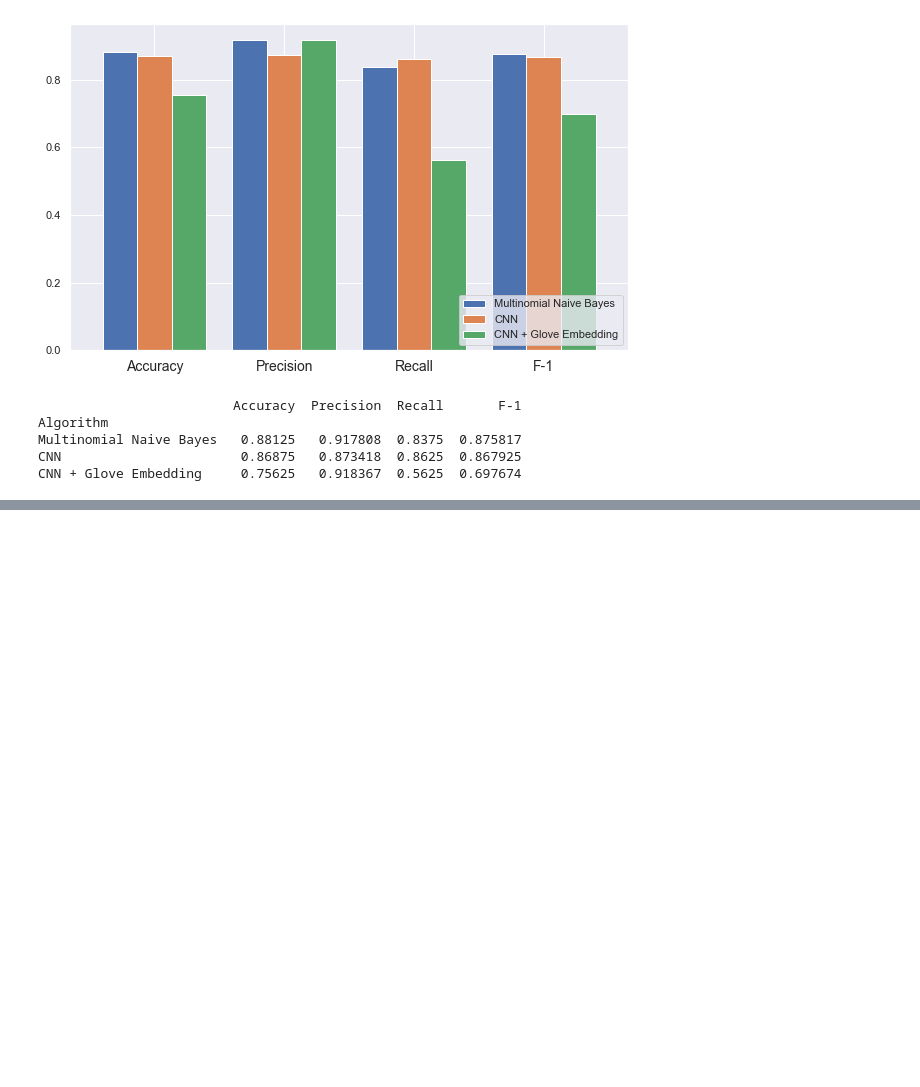
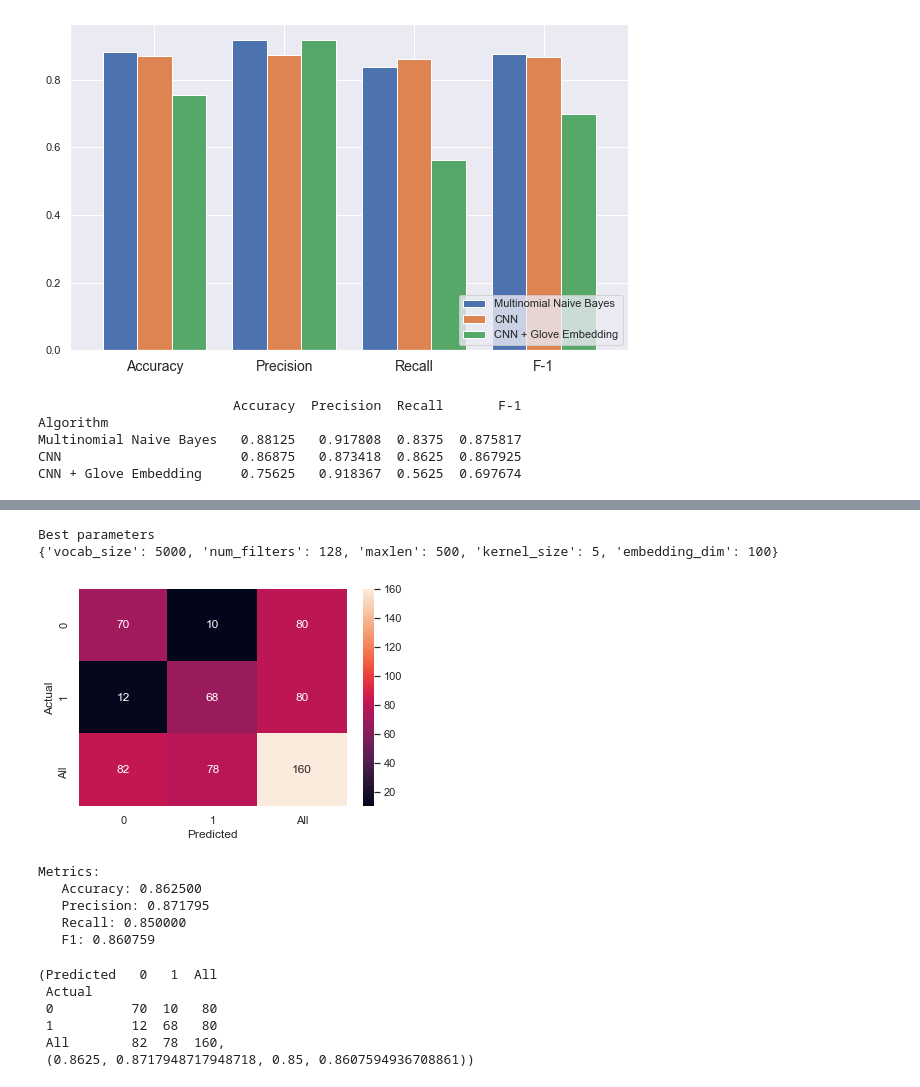
Before and after one commit to beld78/ARM-Paper, a Jupyter notebook: Analysis.ipynb, the cells around one changed output, grey strips where cells are left out. Drawn from its saved outputs; the diff is of its cells as text; code cells hidden in the pictures; blank space fills up the shorter version.

```diff
--- a/Analysis.ipynb
+++ b/Analysis.ipynb
@@ -894,7 +894,7 @@ def create_model(num_filters, kernel_size, vocab_size, embedding_dim, maxlen):
     model.add(tf.keras.Input(shape=(None,), dtype="int64", name="input"))
     model.add(layers.Embedding(max_features, embedding_dim))
     model.add(layers.Dropout(0.5))
-    model.add(layers.Conv1D(128, 7, padding="valid", activation="relu", strides=3))
+    model.add(layers.Conv1D(num_filters, kernel_size, padding="valid", activation="relu", strides=3))
     model.add(layers.GlobalMaxPooling1D())
     model.add(layers.Flatten())
     model.add(layers.Dense(128, activation = "relu"))
@@ -903,11 +903,9 @@ def create_model(num_filters, kernel_size, vocab_size, embedding_dim, maxlen):
     model.compile(loss="binary_crossentropy", optimizer="adam", metrics=["accuracy"])
     return model
 
-
 epochs = 20
-embedding_dim = 128
+embedding_dim = 100
 maxlen = 500
-output_file = 'data/output.txt'
 param_grid = dict(num_filters=[32, 64, 128],
                   kernel_size=[3, 5, 7],
                   vocab_size=[5000],
@@ -918,10 +916,20 @@ model = KerasClassifier(build_fn=create_model,
                             epochs=epochs, batch_size=10,
                             verbose=False)
 grid = RandomizedSearchCV(estimator=model, param_distributions=param_grid,
-                          cv=4, verbose=1, n_iter=5)
+                          cv=4, verbose=2,
+                          random_state = 42,
+                          n_jobs = -1,
+                          scoring='f1',
+                          n_iter=5)
 grid_result = grid.fit(x_train, y_train)
 
 # Evaluate testing set
 test_accuracy = grid.score(x_test, y_test)
+print(grid_result)
+print(test_accuracy)
+print(grid_result.best_params_)
+print(grid_result.best_score_)
+
+# TODO: add validation data to train data
 # %% [output]
 Fitting 4 folds for each of 5 candidates, totalling 20 fits
@@ -928,0 +954,26 @@ Fitting 4 folds for each of 5 candidates, totalling 20 fits
+# %%
+# print the best parameters
+print("Best parameters")
+print(grid_result.best_params_)
+
+# The best model
+best_random = grid_result.best_estimator_
+
+# Predict Class
+random_y_pred = np.concatenate(best_random.predict(x_test))
+getModelInfo(y_test, random_y_pred)
+# %% [output]
+Best parameters
+{'vocab_size': 5000, 'num_filters': 128, 'maxlen': 500, 'kernel_size': 5, 'embedding_dim': 100}
+[figure, added]
+Metrics:
+   Accuracy: 0.862500
+   Precision: 0.871795
+   Recall: 0.850000
+   F1: 0.860759
+(Predicted   0   1  All
+ Actual
+ 0          70  10   80
+ 1          12  68   80
+ All        82  78  160,
+ (0.8625, 0.8717948717948718, 0.85, 0.8607594936708861))
```
Also changed, not shown: parts of 4 cells of this notebook.
